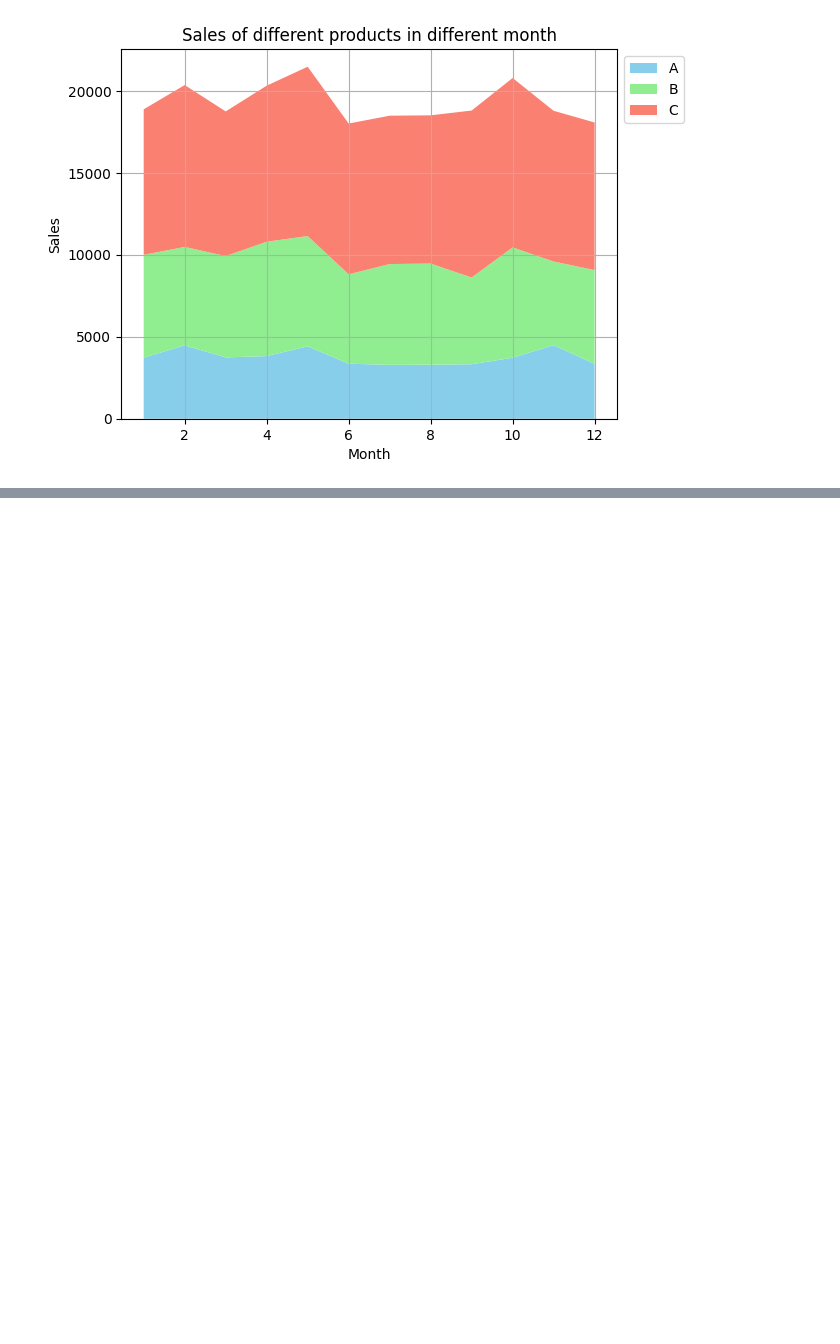
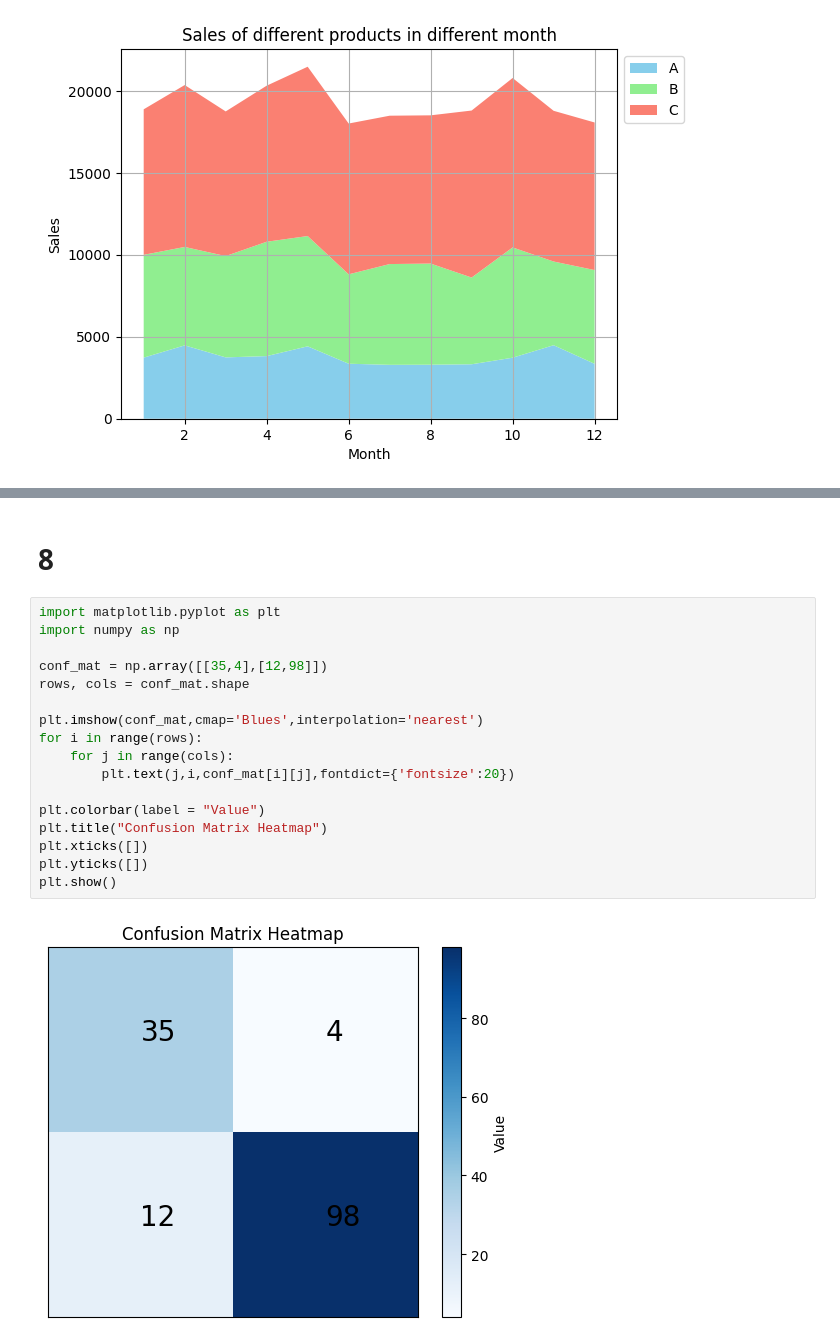
Before and after one commit to manusharansah/Python, a Jupyter notebook: Assignments/assign2.ipynb, the cells around one changed output, grey strips where cells are left out. Saved outputs shown, nothing was run; the diff lists cells and outputs as text; blank space fills up the shorter version.

```diff
--- a/Assignments/assign2.ipynb
+++ b/Assignments/assign2.ipynb
@@ -182,0 +205,21 @@ plt.show()
+# %% [markdown]
+# 8
+# %%
+import matplotlib.pyplot as plt
+import numpy as np
+
+conf_mat = np.array([[35,4],[12,98]])
+rows, cols = conf_mat.shape
+
+plt.imshow(conf_mat,cmap='Blues',interpolation='nearest')
+for i in range(rows):
+    for j in range(cols):
+        plt.text(j,i,conf_mat[i][j],fontdict={'fontsize':20})
+
+plt.colorbar(label = "Value")
+plt.title("Confusion Matrix Heatmap")
+plt.xticks([])
+plt.yticks([])
+plt.show()
+# %% [output]
+[figure, added]
```
Also changed, not shown: parts of 4 cells of this notebook.
